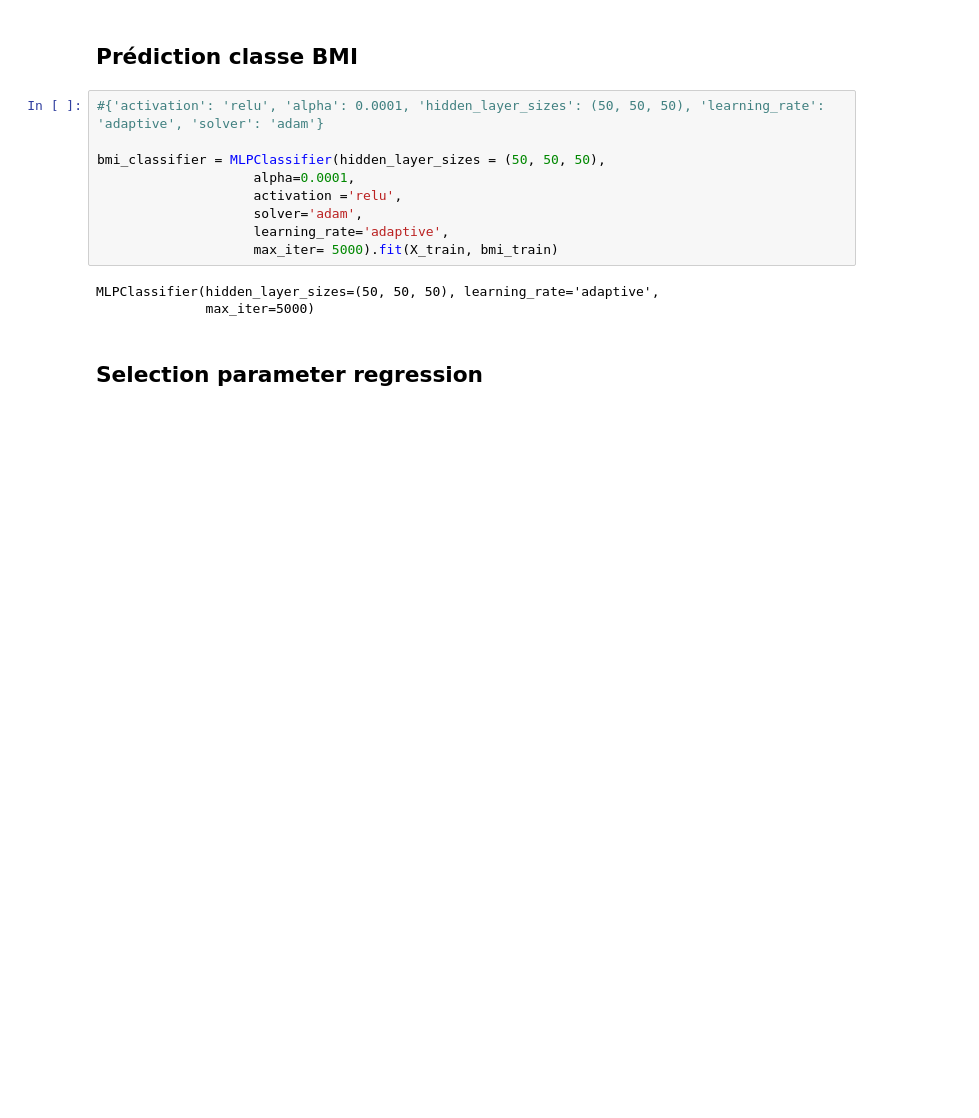
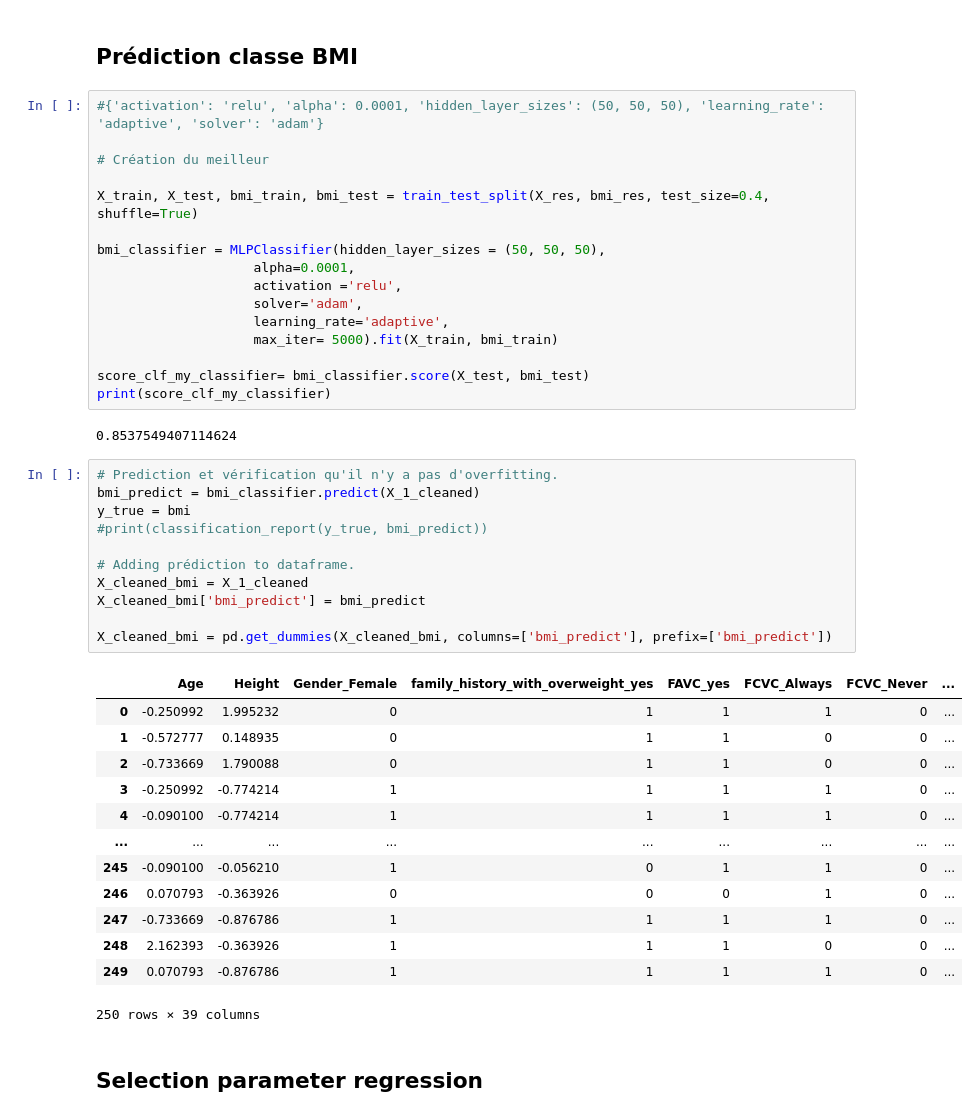
Before and after one commit to SimonLegendrre/LELEC2870_ML_Project1, a Jupyter notebook: project _simon.ipynb, the cells around one changed output. Drawn from its saved outputs; the diff is of its cells as text; blank space fills up the shorter version.

```diff
--- a/project _simon.ipynb
+++ b/project _simon.ipynb
@@ -428,6 +421,10 @@ print(score_clf)
 ## Prédiction classe BMI
 # %%
 #{'activation': 'relu', 'alpha': 0.0001, 'hidden_layer_sizes': (50, 50, 50), 'learning_rate': 'adaptive', 'solver': 'adam'}
+
+# Création du meilleur
+
+X_train, X_test, bmi_train, bmi_test = train_test_split(X_res, bmi_res, test_size=0.4, shuffle=True)
 
 bmi_classifier = MLPClassifier(hidden_layer_sizes = (50, 50, 50),
                     alpha=0.0001,
@@ -435,9 +432,36 @@ bmi_classifier = MLPClassifier(hidden_layer_sizes = (50, 50, 50),
                     solver='adam',
                     learning_rate='adaptive',
                     max_iter= 5000).fit(X_train, bmi_train)
+
+score_clf_my_classifier= bmi_classifier.score(X_test, bmi_test)
+print(score_clf_my_classifier)
 # %% [output]
-MLPClassifier(hidden_layer_sizes=(50, 50, 50), learning_rate='adaptive',
-              max_iter=5000)
+0.8537549407114624
+# %%
+# Prediction et vérification qu'il n'y a pas d'overfitting.
+bmi_predict = bmi_classifier.predict(X_1_cleaned)
+y_true = bmi
+#print(classification_report(y_true, bmi_predict))
+
+# Adding prédiction to dataframe.
+X_cleaned_bmi = X_1_cleaned
+X_cleaned_bmi['bmi_predict'] = bmi_predict
+
+X_cleaned_bmi = pd.get_dummies(X_cleaned_bmi, columns=['bmi_predict'], prefix=['bmi_predict'])
+# %% [output]
+|  | Age | Height | Gender_Female | family_history_with_overweight_yes | FAVC_yes | FCVC_Always | FCVC_Never | ... |
+| 0 | -0.250992 | 1.995232 | 0 | 1 | 1 | 1 | 0 | ... |
+| 1 | -0.572777 | 0.148935 | 0 | 1 | 1 | 0 | 0 | ... |
+| 2 | -0.733669 | 1.790088 | 0 | 1 | 1 | 0 | 0 | ... |
+| 3 | -0.250992 | -0.774214 | 1 | 1 | 1 | 1 | 0 | ... |
+| 4 | -0.090100 | -0.774214 | 1 | 1 | 1 | 1 | 0 | ... |
+| ... | ... | ... | ... | ... | ... | ... | ... | ... |
+| 245 | -0.090100 | -0.056210 | 1 | 0 | 1 | 1 | 0 | ... |
+| 246 | 0.070793 | -0.363926 | 0 | 0 | 0 | 1 | 0 | ... |
+| 247 | -0.733669 | -0.876786 | 1 | 1 | 1 | 1 | 0 | ... |
+| 248 | 2.162393 | -0.363926 | 1 | 1 | 1 | 0 | 0 | ... |
+| 249 | 0.070793 | -0.876786 | 1 | 1 | 1 | 1 | 0 | ... |
+250 rows × 39 columns
 # %% [markdown]
 ## Selection parameter regression
 # %%
```
Also changed, not shown: parts of 14 cells of this notebook.
